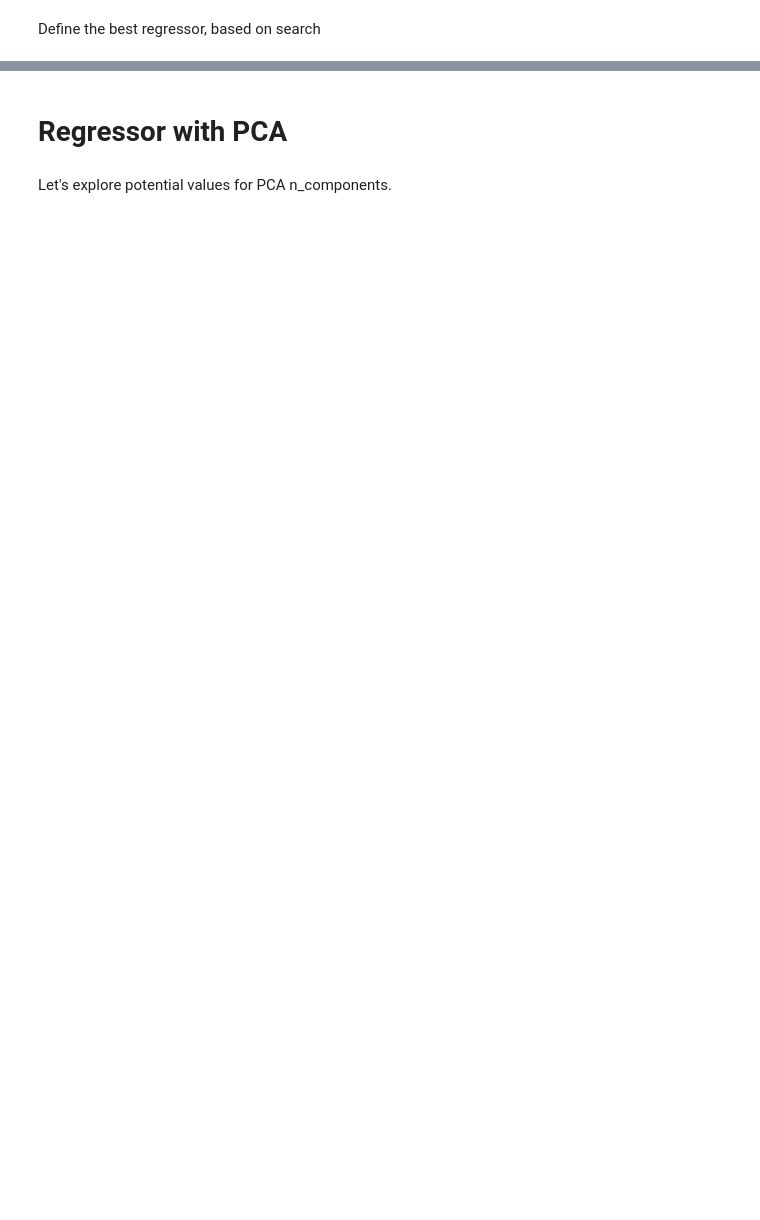
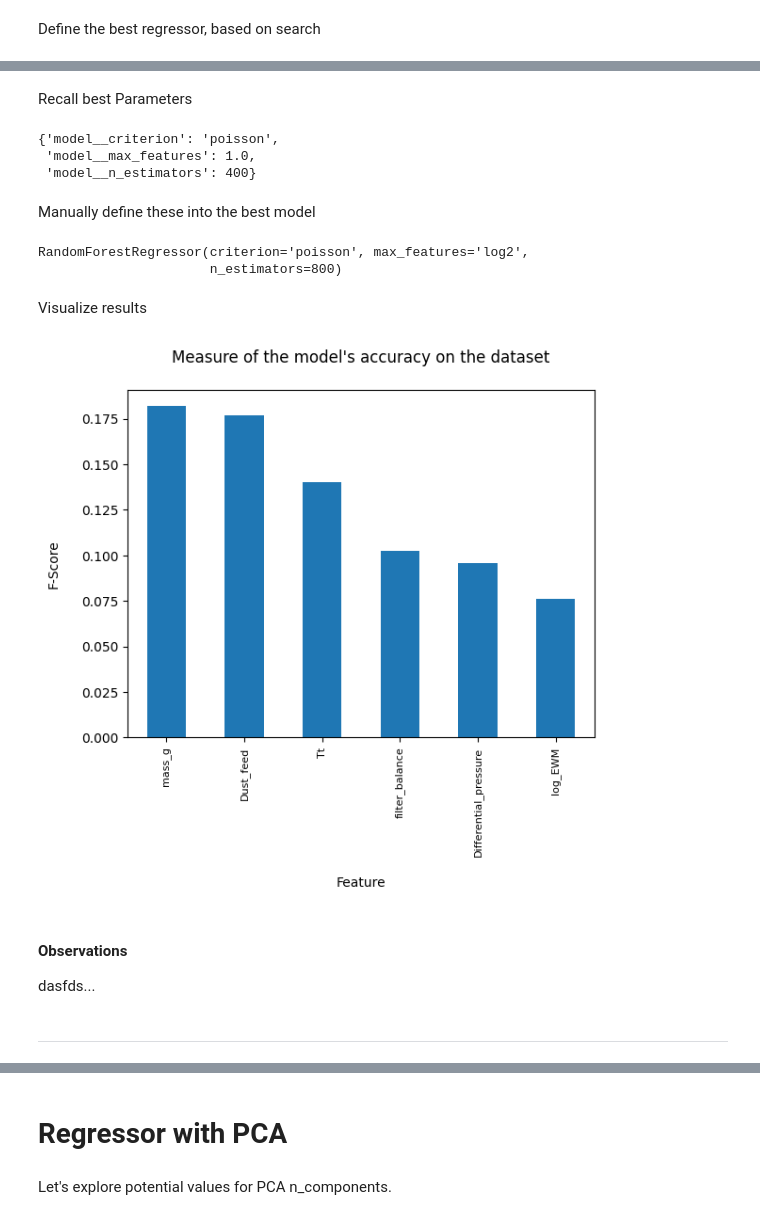
Before and after one commit to roeszler/filter-maintenance-predictor, a Jupyter notebook: jupyter_notebooks/05_refact - Modeling and Evaluation.ipynb, the cells around one changed output, grey strips where cells are left out. Saved outputs shown, nothing was run; the diff lists cells and outputs as text; code cells hidden in the pictures; blank space fills up the shorter version.

```diff
--- a/jupyter_notebooks/05_refact - Modeling and Evaluation.ipynb
+++ b/jupyter_notebooks/05_refact - Modeling and Evaluation.ipynb
@@ -413,0 +626,38 @@ type(X_train)
+# %% [markdown]
+Recall best Parameters
+# %%
+best_parameters
+# %% [output]
+{'model__criterion': 'poisson',
+ 'model__max_features': 1.0,
+ 'model__n_estimators': 400}
+# %% [markdown]
+Manually define these into the best model
+# %%
+rfr_model = RandomForestRegressor(
+    criterion='poisson',
+    max_features='log2',
+    n_estimators=800,
+    )
+rfr_model.fit(X_train, y_train)
+# %% [output]
+RandomForestRegressor(criterion='poisson', max_features='log2',
+                      n_estimators=800)
+# %% [markdown]
+Visualize results
+# %%
+feat_importances = (pd.Series(rfr_model.feature_importances_, index=X_train.columns)
+                    .nlargest(6)
+                    .plot(kind='bar'))
+plt.xticks(fontsize=8)
+plt.title("Measure of the model's accuracy on the dataset\n")
+plt.ylabel("F-Score\n")
+plt.xlabel('\nFeature')
+plt.show()
+# %% [output]
+[figure, added]
+# %% [markdown]
+#### Observations
+dasfds...
+# %% [markdown]
+---
```
Also changed, not shown: parts of 58 cells of this notebook, 4 other files.
